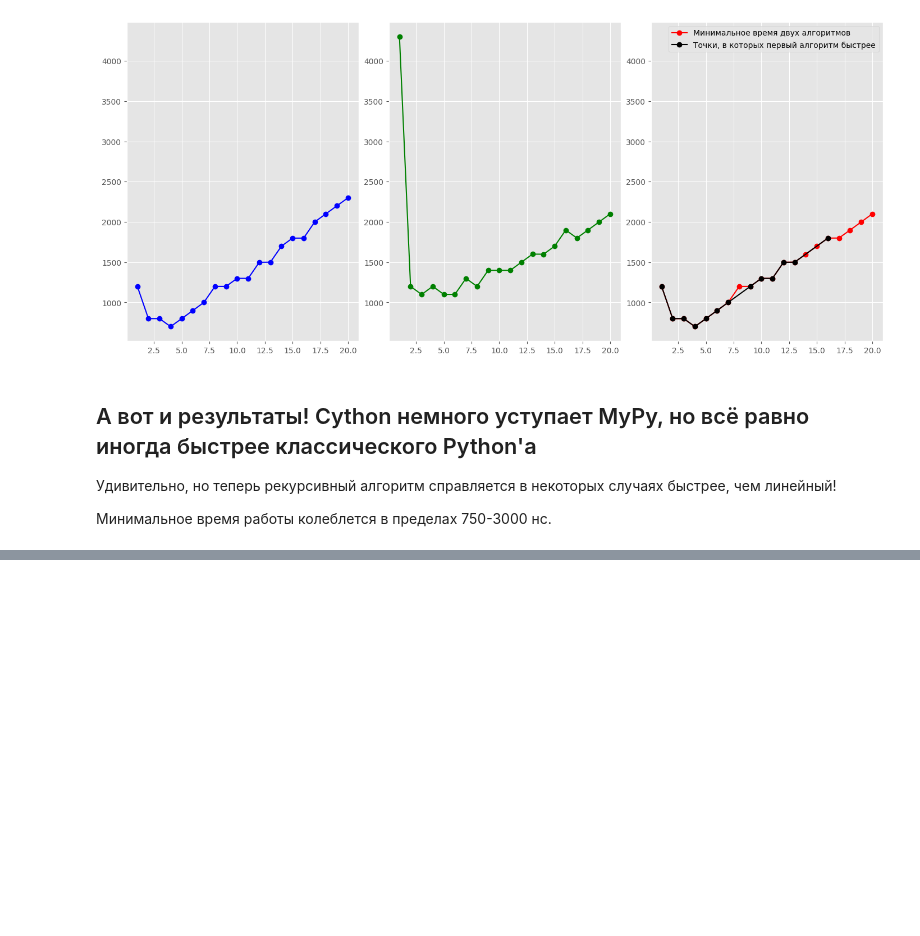
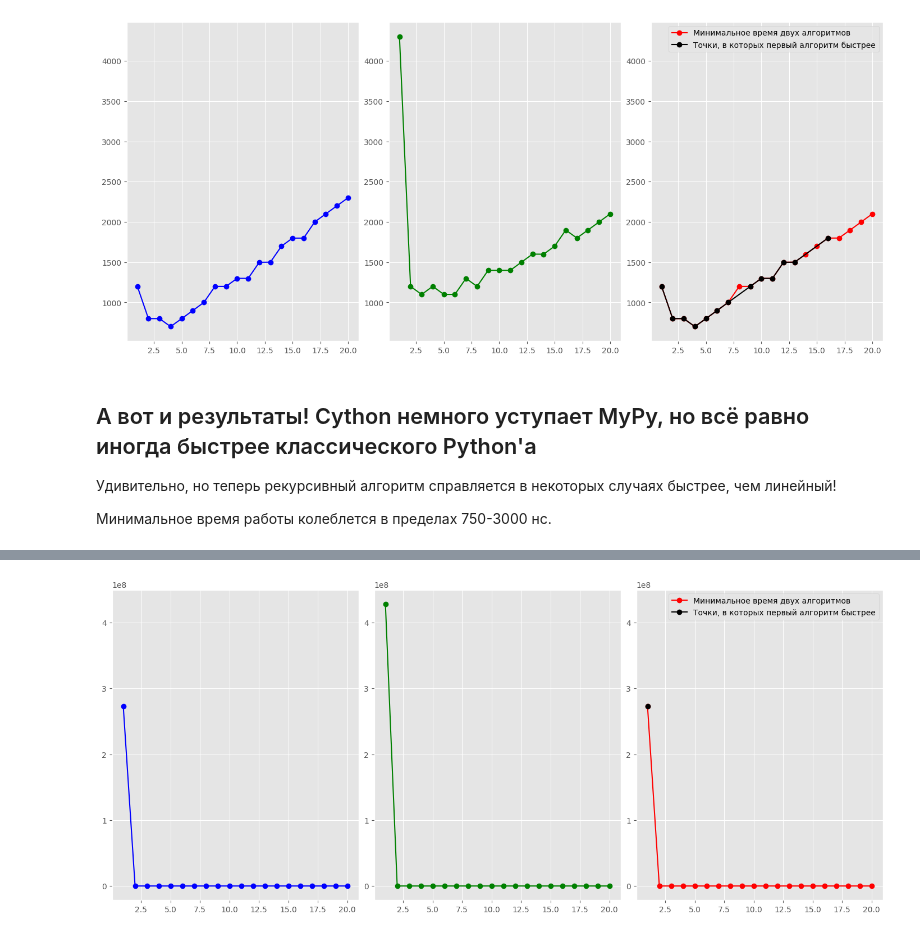
Before and after one commit to ixslea/spbau_python, a Jupyter notebook: find_out.ipynb, the cells around one changed output, grey strips where cells are left out. Saved outputs shown, nothing was run; the diff lists cells and outputs as text; code cells hidden in the pictures; blank space fills up the shorter version.

Commit message:
adding numba

```diff
--- a/find_out.ipynb
+++ b/find_out.ipynb
@@ -288,0 +295,79 @@ plt.show()
+# %%
+from numba import jit
+
+"""Наш таймер для измерения времени работы алгоритмов"""
+
+import time
+
+class Timer:
+    def __init__(self, func):
+        self.func = func
+
+    def __call__(self, *args, **kwargs):
+        tic = time.perf_counter()
+        self.func(*args, **kwargs)
+        toc = time.perf_counter()
+        res = int((toc - tic)*1000000000)
+        return res
+
+"""Импортируем библиотеку matplotlib для рисования графиков"""
+
+import matplotlib.pyplot as plt
+from matplotlib import style
+style.use('ggplot')
+
+"""Первый алгоритм"""
+
+@jit
+def harmonic_recursion(n):
+    if n == 1:
+        return 1
+    else:
+        return harmonic_recursion(n-1) + (1/n)
+
+"""Второй алгоритм"""
+
+@jit
+def harmonic_formule(n):
+    sum = 0
+    for k in range(1, (n+1)):
+        sum += 1/k
+    return sum
+
+"""Получение и запись времени работы алгоритмов"""
+first_func_res = []
+second_func_res = []
+for i in range(1, 21):
+    first_func_res.append(Timer(harmonic_recursion)(i))
+    second_func_res.append(Timer(harmonic_formule)(i))
+
+"""Запись минимального времени получения каждого из гармонических чисел"""
+minimal_res = []
+for i in range(20):
+   minimal_res.append(min(first_func_res[i], second_func_res[i]))
+
+"""Запись времени получения чисел, с подсчётом которых быстрее справляется первый алгоритм"""
+faster = []
+x_fast = []
+for i in range(20):
+    if first_func_res[i] < second_func_res[i]:
+        faster.append(first_func_res[i])
+        x_fast.append(i+1)
+
+
+x_graph = [int(i) for i in range(1, 21)]
+
+"""Отображение графиков"""
+fg = plt.figure(constrained_layout=True, figsize=(14, 6))
+gs = plt.GridSpec(ncols=3, nrows=1, figure=fg)
+ax_2 = fg.add_subplot(gs[0, 1])
+plt.plot(x_graph, second_func_res, '-o', color = "green", label = "Линейный алгоритм")
+ax_1 = fg.add_subplot(gs[0, 0], sharey=ax_2)
+plt.plot(x_graph, first_func_res, '-o', color = "blue", label = "Рекурсивный алгоритм")
+ax_3 = fg.add_subplot(gs[0, 2], sharey=ax_2)
+plt.plot(x_graph, minimal_res, '-o', color = "red", label = "Минимальное время двух алгоритмов")
+plt.plot(x_fast, faster, '-o', color = "black", label = "Точки, в которых первый алгоритм быстрее")
+plt.legend()
+plt.show()
+# %% [output]
+[figure, added]
```
Also changed, not shown: parts of 5 cells of this notebook.
